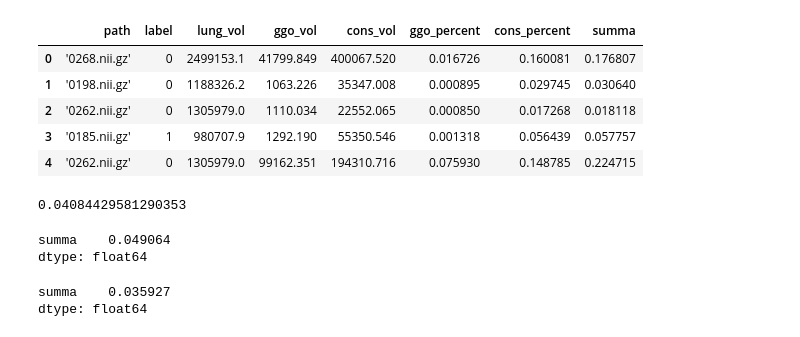
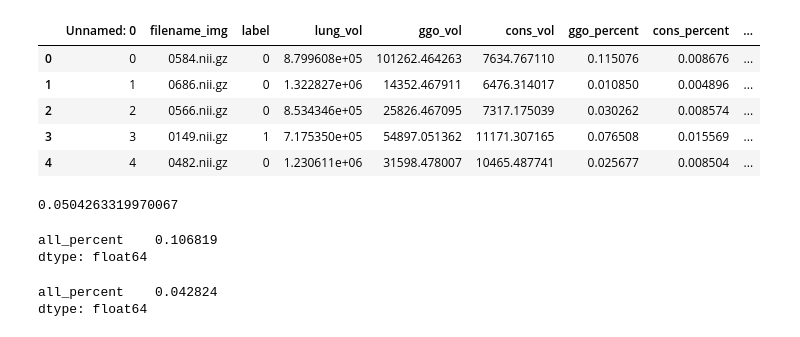
Before and after one commit to Timothy102/ct-ris, a Jupyter notebook: Interpret.ipynb, the cells around one changed output. Cells and saved outputs as stored; diff of their text form; code cells hidden in the pictures.

```diff
--- a/Interpret.ipynb
+++ b/Interpret.ipynb
@@ -3,20 +3,3 @@ import pandas as pd
 import numpy as np
 import matplotlib.pyplot as plt
 import seaborn as sns
-# %%
-results_df = pd.read_csv('proba.csv')
-results_df['ggo_percent'] = results_df['ggo_vol']/results_df['lung_vol']
-results_df['cons_percent'] = results_df['cons_vol']/results_df['lung_vol']
-results_df['summa'] = results_df['ggo_percent'] + results_df['cons_percent']
-results_df.head()
-# %% [output]
-|  | path | label | lung_vol | ggo_vol | cons_vol | ggo_percent | cons_percent | summa |
-| 0 | '0268.nii.gz' | 0 | 2499153.1 | 41799.849 | 400067.520 | 0.016726 | 0.160081 | 0.176807 |
-| 1 | '0198.nii.gz' | 0 | 1188326.2 | 1063.226 | 35347.008 | 0.000895 | 0.029745 | 0.030640 |
-| 2 | '0262.nii.gz' | 0 | 1305979.0 | 1110.034 | 22552.065 | 0.000850 | 0.017268 | 0.018118 |
-| 3 | '0185.nii.gz' | 1 | 980707.9 | 1292.190 | 55350.546 | 0.001318 | 0.056439 | 0.057757 |
-| 4 | '0262.nii.gz' | 0 | 1305979.0 | 99162.351 | 194310.716 | 0.075930 | 0.148785 | 0.224715 |
-# %%
-results_df['summa'].std()
-# %% [output]
-0.04084429581290353
@@ -25,6 +6,20 @@ ones = results_df.loc[(results_df["label"] == 1)]
+# %%
+df = pd.read_csv('final.csv')
+df.head()
+# %% [output]
+|  | Unnamed: 0 | filename_img | label | lung_vol | ggo_vol | cons_vol | ggo_percent | cons_percent | ... |
+| 0 | 0 | 0584.nii.gz | 0 | 8.799608e+05 | 101262.464263 | 7634.767110 | 0.115076 | 0.008676 | ... |
+| 1 | 1 | 0686.nii.gz | 0 | 1.322827e+06 | 14352.467911 | 6476.314017 | 0.010850 | 0.004896 | ... |
+| 2 | 2 | 0566.nii.gz | 0 | 8.534346e+05 | 25826.467095 | 7317.175039 | 0.030262 | 0.008574 | ... |
+| 3 | 3 | 0149.nii.gz | 1 | 7.175350e+05 | 54897.051362 | 11171.307165 | 0.076508 | 0.015569 | ... |
+| 4 | 4 | 0482.nii.gz | 0 | 1.230611e+06 | 31598.478007 | 10465.487741 | 0.025677 | 0.008504 | ... |
+# %%
+df['all_percent'].mean()
+# %% [output]
+0.0504263319970067
 # %%
-ones[['summa']].std()
+ones[['all_percent']].std()
 # %% [output]
-summa    0.049064
+all_percent    0.106819
 dtype: float64
 # %%
@@ -32,7 +27,7 @@ zeros = results_df.loc[(results_df["label"] == 0)]
 # %%
-zeros[['summa']].std()
+zeros[['all_percent']].std()
 # %% [output]
-summa    0.035927
+all_percent    0.042824
 dtype: float64
 # %%
 zeros[['ggo_percent', 'cons_percent']].mean()
```
Also changed, not shown: parts of 17 cells of this notebook, 1 other file.
